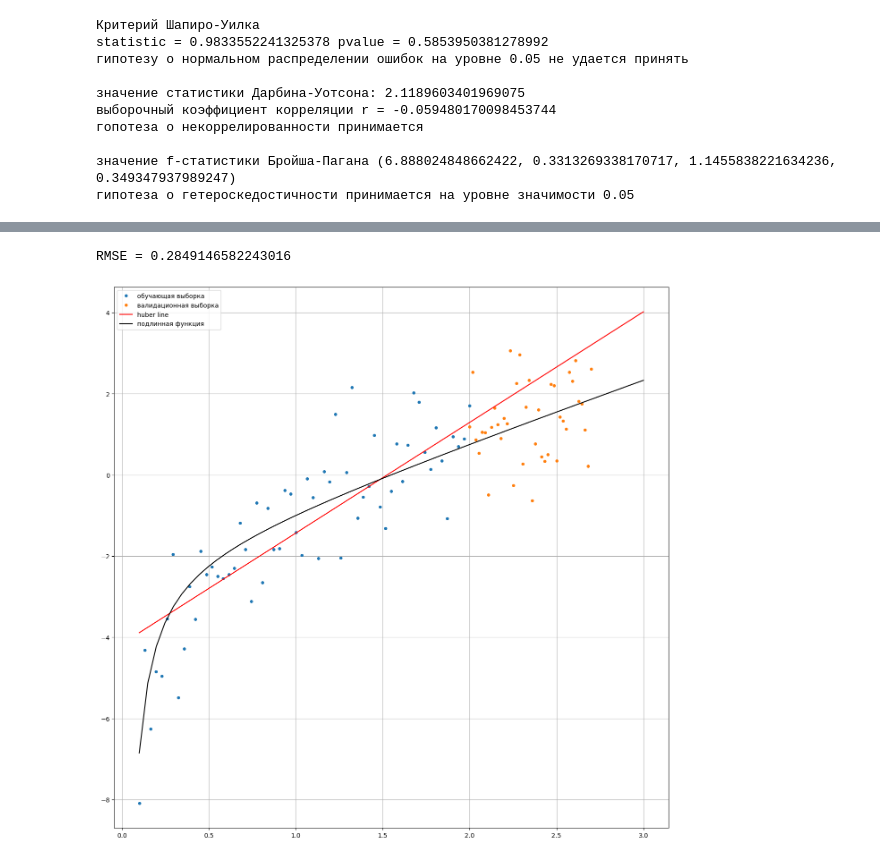
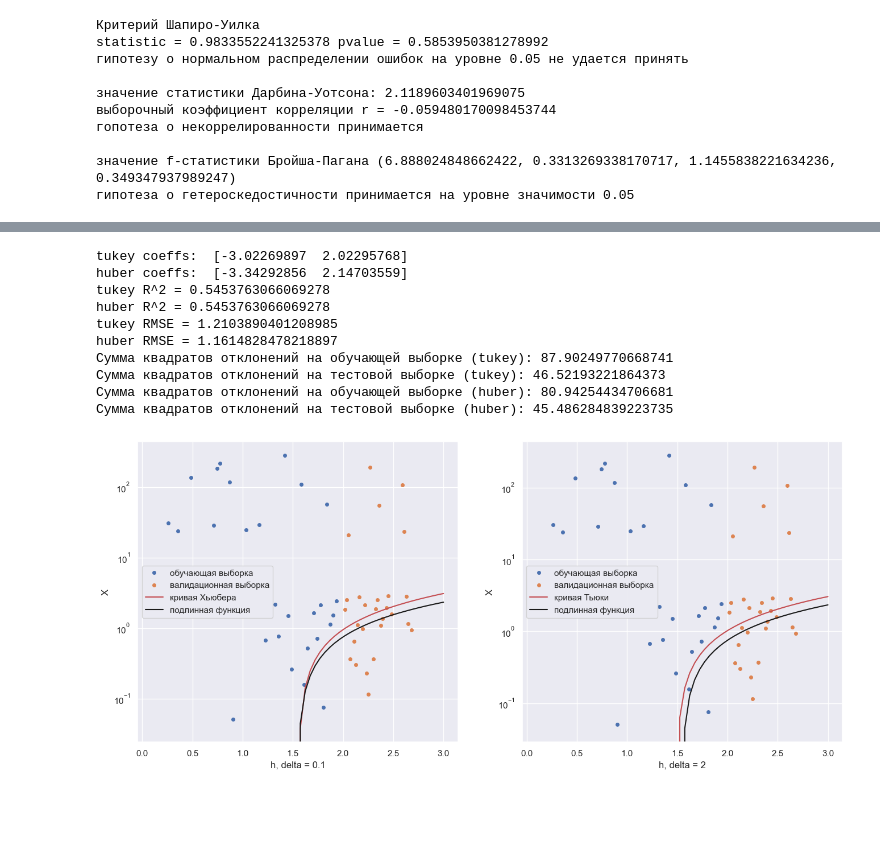
Before and after one commit to KorolevEgor/Econometrics, a Jupyter notebook: prog.ipynb, the cells around one changed output, grey strips where cells are left out. Drawn from its saved outputs; the diff is of its cells as text; code cells hidden in the pictures; blank space fills up the shorter version.

```diff
--- a/prog.ipynb
+++ b/prog.ipynb
@@ -685,31 +688 @@ statistic = 0.7756546139717102 pvalue = 3.50636994994602e-08
 гипотеза о гетероскедостичности принимается на уровне значимости 0.05
-# %%
-df = open('src/data/data_tukey.csv', 'w', newline='')
-with df:
-    writer = csv.writer(df)
-    writer.writerows([['intercept', 'x', 'y']])
-    for i in range(len(h_data)):
-        if abs(y_data_tukey[i] - law_fun(h_data_tukey[i])) < 3 * sigma:
-            writer.writerows([[
-                str(1.0),
-                str(h_data[i]),
-                str(y_data[i])]])
-# %%
-df = pd.read_csv('src/data/data_tukey.csv')
-y_data_tukey = df['y']
-X_tukey = df[['intercept', 'x']]
-# %%
-df = open('src/data/data_tukey_test.csv', 'w', newline='')
-with df:
-    writer = csv.writer(df)
-    writer.writerows([['intercept', 'x', 'y']])
-    for i in range(len(h_data_test)):
-        if abs(y_data_test_tukey[i] - law_fun(h_data_test_tukey[i])) < 3 * sigma:
-            writer.writerows([[
-                str(1.0),
-                str(h_data_test[i]),
-                str(y_data_test[i])]])
-# %%
-df = pd.read_csv('src/data/data_tukey_test.csv')
-y_data_test_tukey = df['y']
-X_test_tukey = df[['intercept', 'x']]
@@ -815,5 +767,14 @@ RMSE = 0.5184960141297087
-# %%
-model_construct(sum_huber_loss, [-4,3], 'huber line')
-# %% [output]
-RMSE = 0.2849146582243016
-[figure, removed]
+# %%
+huber_coeffs = tukey_huber_construct()
+# %% [output]
+tukey coeffs:  [-3.02269897  2.02295768]
+huber coeffs:  [-3.34292856  2.14703559]
+tukey R^2 = 0.5453763066069278
+huber R^2 = 0.5453763066069278
+tukey RMSE = 1.2103890401208985
+huber RMSE = 1.1614828478218897
+Сумма квадратов отклонений на обучающей выборке (tukey): 87.90249770668741
+Сумма квадратов отклонений на тестовой выборке (tukey): 46.52193221864373
+Сумма квадратов отклонений на обучающей выборке (huber): 80.94254434706681
+Сумма квадратов отклонений на тестовой выборке (huber): 45.486284839223735
+[figure, added]
```
Also changed, not shown: parts of 19 cells of this notebook, 13 other files.
